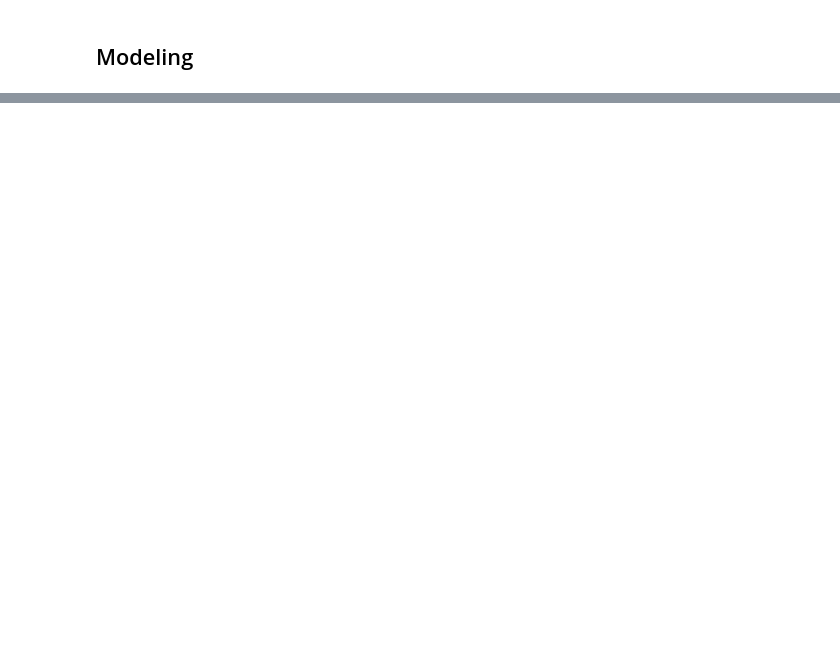
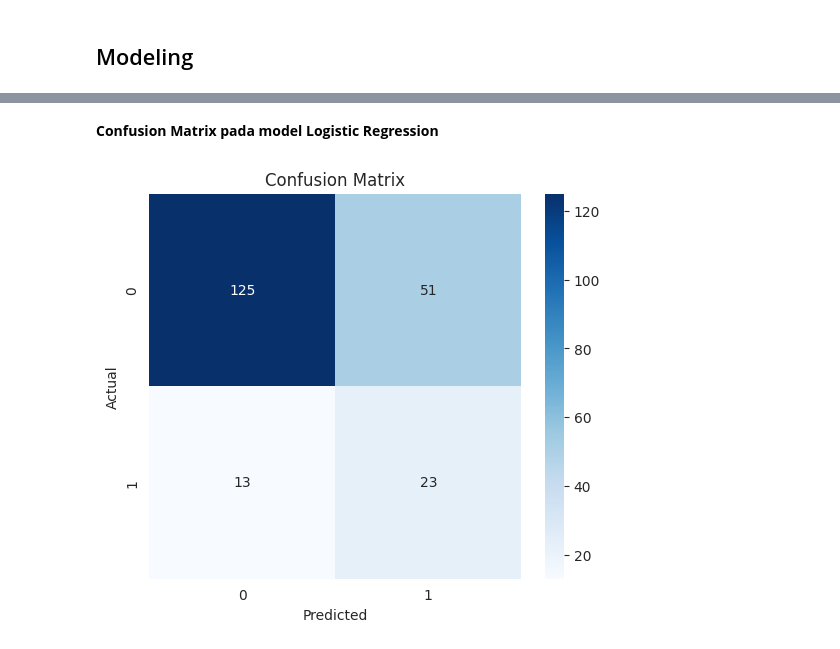
Before and after one commit to Refanz/human-resource-data-science, a Jupyter notebook: notebook.ipynb, the cells around one changed output, grey strips where cells are left out. Saved outputs shown, nothing was run; the diff lists cells and outputs as text; code cells hidden in the pictures; blank space fills up the shorter version.

```diff
--- a/notebook.ipynb
+++ b/notebook.ipynb
@@ -463,0 +697,6 @@ plt.show()
+# %% [markdown]
+**Confusion Matrix pada model Logistic Regression**
+# %%
+plot_confusion_matrix(results['LR']['Confusion Matrix'])
+# %% [output]
+[figure, added]
```
Also changed, not shown: parts of 42 cells of this notebook, 2 other files.
